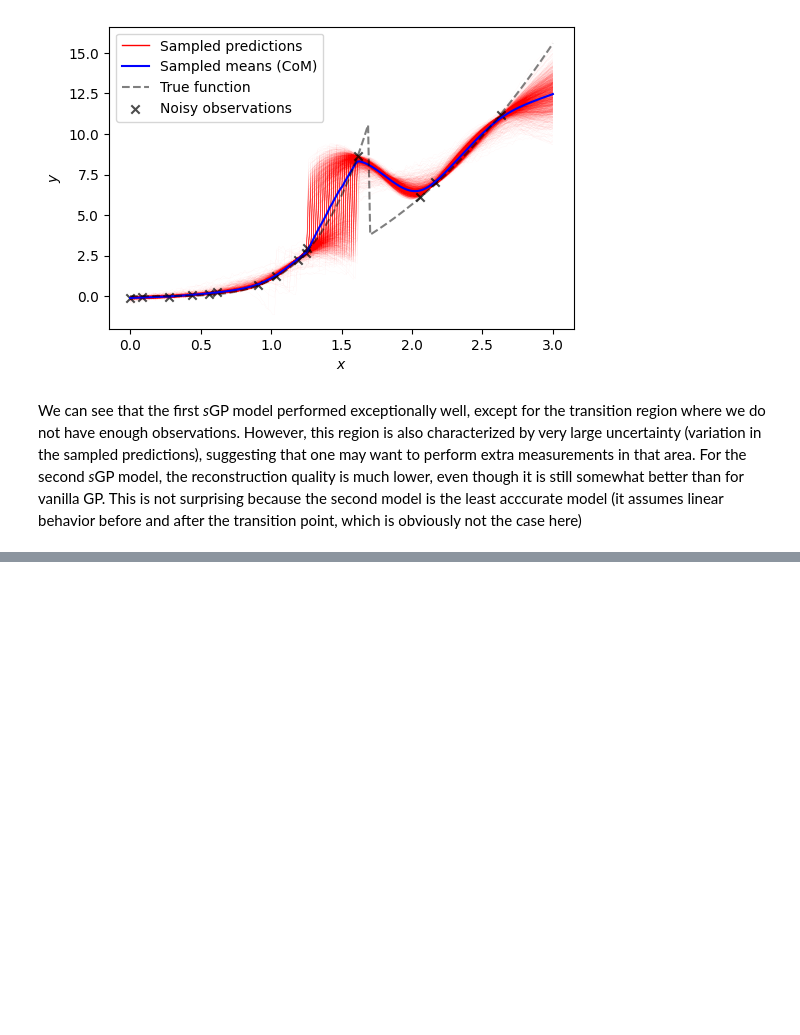
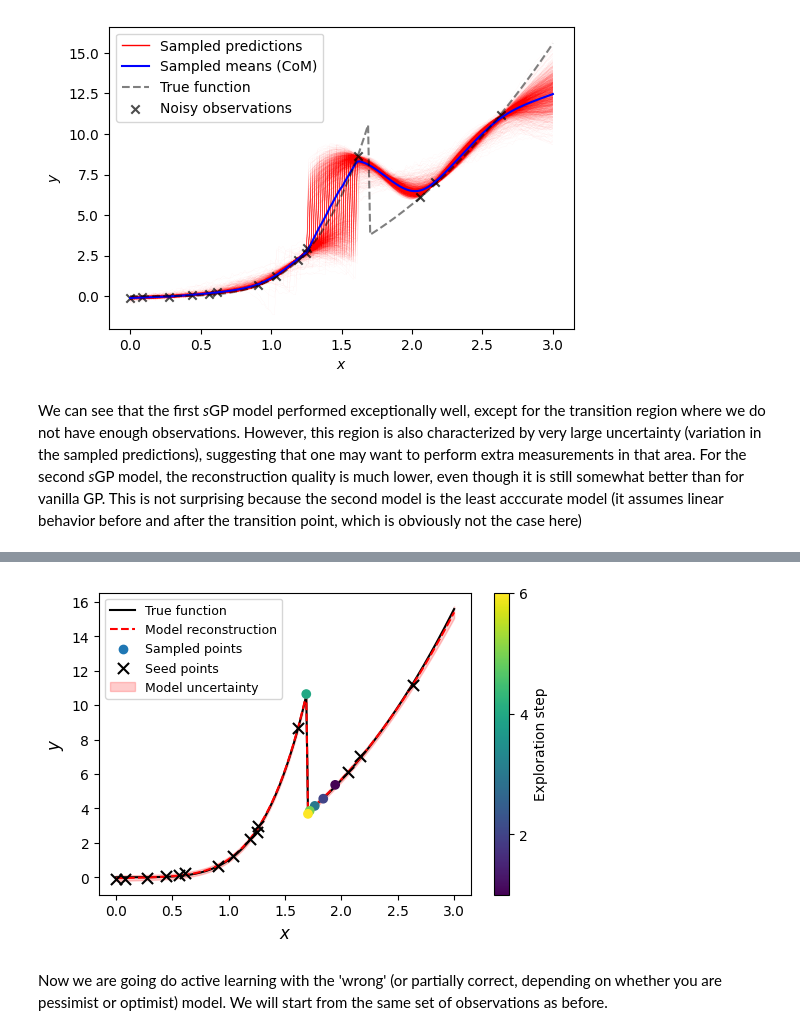
Before and after one commit to ziatdinovmax/notebooks_for_medium, a Jupyter notebook: sGP_for_medium.ipynb, the cells around one changed output, grey strips where cells are left out. Saved outputs shown, nothing was run; the diff lists cells and outputs as text; code cells hidden in the pictures; blank space fills up the shorter version.

```diff
--- a/sGP_for_medium.ipynb
+++ b/sGP_for_medium.ipynb
@@ -361,0 +349,25 @@ Number of divergences: 0
+# %%
+# Plot results
+truefunc = piecewise1(X_test, PARAMS)
+seed_points = 15
+plt.figure(dpi=100)
+plt.scatter(X[seed_points:], y[seed_points:], c=jnp.arange(1, len(X[seed_points:])+1),
+            cmap='viridis', label="Sampled points", zorder=1)
+cbar = plt.colorbar(label="Exploration step")
+cbar_ticks = np.arange(2, len(X[seed_points:]) + 1, 2)
+cbar.set_ticks(cbar_ticks)
+plt.scatter(X[:seed_points], y[:seed_points], marker='x', s=64,
+            c='k', label="Seed points", zorder=1)
+plt.plot(X_test, truefunc, c='k', label='True function', zorder=0)
+plt.plot(X_test, y_pred, '--', c='red', label='Model reconstruction', zorder=0)
+
+plt.fill_between(X_test, y_pred - y_sampled.std((0,1)), y_pred + y_sampled.std((0,1)),
+                        color='r', alpha=0.2, label="Model uncertainty", zorder=0)
+plt.xlabel("$x$", fontsize=12)
+plt.ylabel("$y$", fontsize=12)
+plt.legend(fontsize=9)
+plt.show()
+# %% [output]
+[figure, added]
+# %% [markdown]
+Now we are going do active learning with the 'wrong' (or partially correct, depending on whether you are pessimist or optimist) model. We will start from the same set of observations as before.
```
Also changed, not shown: parts of 10 cells of this notebook.
